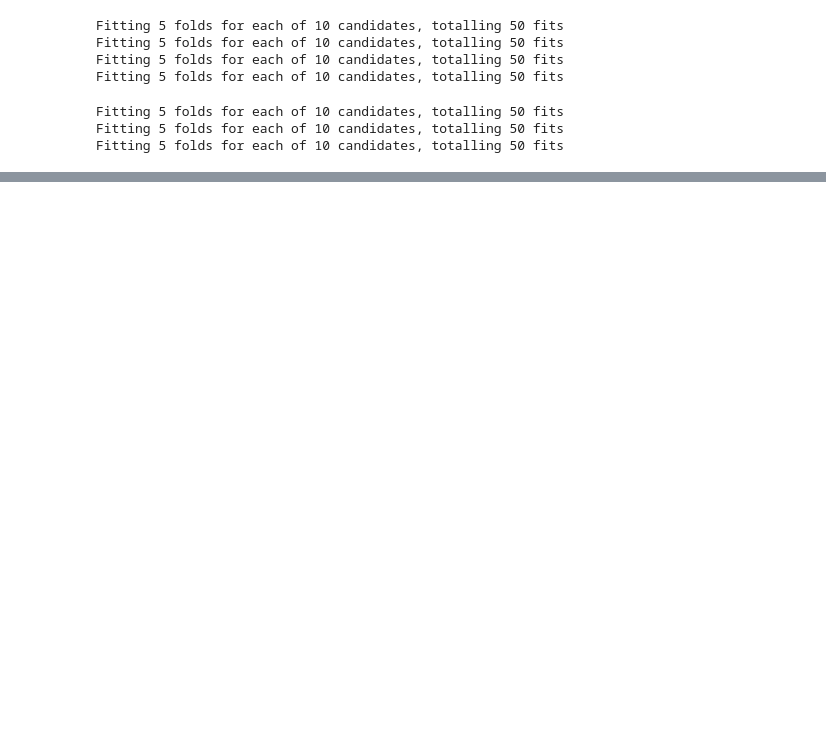
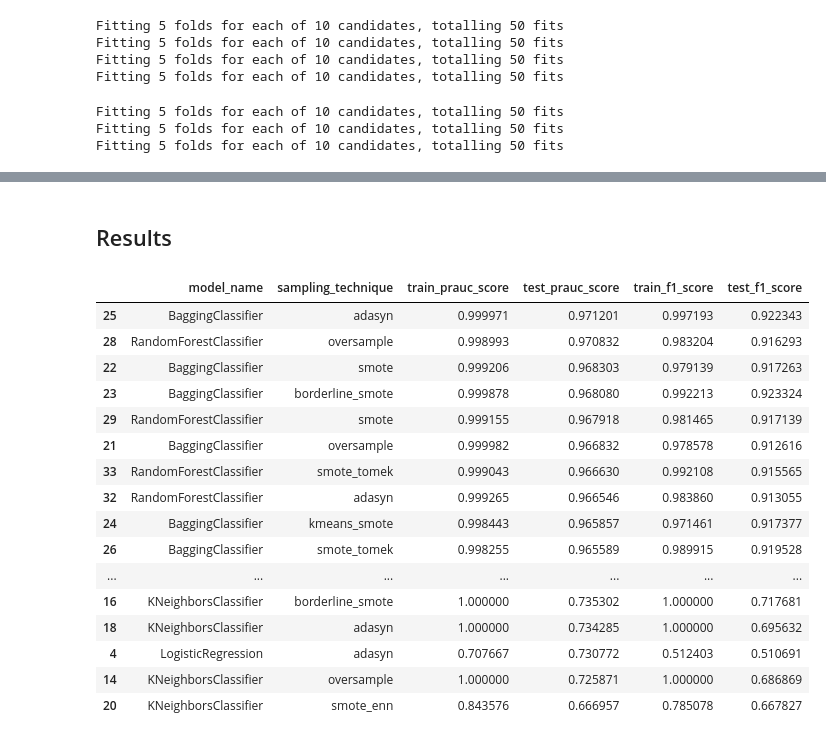
Before and after one commit to evan-rosenbaum1/credit_card_transactions_fraud_detection_and_analysis, a Jupyter notebook: credit_card_transactions_fraud_detection_and_analysis.ipynb, the cells around one changed output, grey strips where cells are left out. Drawn from its saved outputs; the diff is of its cells as text; code cells hidden in the pictures; blank space fills up the shorter version.

```diff
--- a/credit_card_transactions_fraud_detection_and_analysis.ipynb
+++ b/credit_card_transactions_fraud_detection_and_analysis.ipynb
@@ -778,0 +839,4 @@ results_df.sort_values('test_prauc_score', ascending=False)
+# %%
+# Initialize and use the ModelEvaluator class
+bagging_evaluator = ModelEvaluator(bagging_model, bagging_param_grid, sampling_techniques)
+bagging_results = bagging_evaluator.evaluate(X, y)
@@ -778,0 +853,15 @@ results_df.sort_values('test_prauc_score', ascending=False)
+# %%
+# Random Forest model
+rf_model = RandomForestClassifier(random_state=19)
+
+# Parameter grid for RandomForestClassifier
+rf_param_grid = {
+    'classifier__n_estimators': [50, 100, 200],
+    'classifier__max_depth': [10, 20, 30],
+    'classifier__min_samples_split': [2, 5, 10],
+    'classifier__min_samples_leaf': [1, 2, 4],
+}
+# %%
+# Initialize and use the ModelEvaluator class
+rf_evaluator = ModelEvaluator(rf_model, rf_param_grid, sampling_techniques)
+rf_results = rf_evaluator.evaluate(X, y)
@@ -778,0 +876,41 @@ results_df.sort_values('test_prauc_score', ascending=False)
+# %% [markdown]
+## Results
+# %%
+# List all results from model evaluations
+all_results = [
+    log_reg_results,
+    dt_results,
+    knn_results,
+    bagging_results,
+    rf_results
+]
+# %%
+# List to hold DataFrames
+dataframes_list = []
+
+# Create results DataFrame
+for result in all_results:
+    dataframes_list.append(pd.DataFrame(result))
+
+# Concatenate the DataFrames
+results_df = pd.concat(dataframes_list, ignore_index=True)
+
+results_df.sort_values(['test_prauc_score'], ascending=False)
+# %% [output]
+|  | model_name | sampling_technique | train_prauc_score | test_prauc_score | train_f1_score | test_f1_score |
+| 25 | BaggingClassifier | adasyn | 0.999971 | 0.971201 | 0.997193 | 0.922343 |
+| 28 | RandomForestClassifier | oversample | 0.998993 | 0.970832 | 0.983204 | 0.916293 |
+| 22 | BaggingClassifier | smote | 0.999206 | 0.968303 | 0.979139 | 0.917263 |
+| 23 | BaggingClassifier | borderline_smote | 0.999878 | 0.968080 | 0.992213 | 0.923324 |
+| 29 | RandomForestClassifier | smote | 0.999155 | 0.967918 | 0.981465 | 0.917139 |
+| 21 | BaggingClassifier | oversample | 0.999982 | 0.966832 | 0.978578 | 0.912616 |
+| 33 | RandomForestClassifier | smote_tomek | 0.999043 | 0.966630 | 0.992108 | 0.915565 |
+| 32 | RandomForestClassifier | adasyn | 0.999265 | 0.966546 | 0.983860 | 0.913055 |
+| 24 | BaggingClassifier | kmeans_smote | 0.998443 | 0.965857 | 0.971461 | 0.917377 |
+| 26 | BaggingClassifier | smote_tomek | 0.998255 | 0.965589 | 0.989915 | 0.919528 |
+| ... | ... | ... | ... | ... | ... | ... |
+| 16 | KNeighborsClassifier | borderline_smote | 1.000000 | 0.735302 | 1.000000 | 0.717681 |
+| 18 | KNeighborsClassifier | adasyn | 1.000000 | 0.734285 | 1.000000 | 0.695632 |
+| 4 | LogisticRegression | adasyn | 0.707667 | 0.730772 | 0.512403 | 0.510691 |
+| 14 | KNeighborsClassifier | oversample | 1.000000 | 0.725871 | 1.000000 | 0.686869 |
+| 20 | KNeighborsClassifier | smote_enn | 0.843576 | 0.666957 | 0.785078 | 0.667827 |
```
Also changed, not shown: parts of 21 cells of this notebook, 1 other file.
